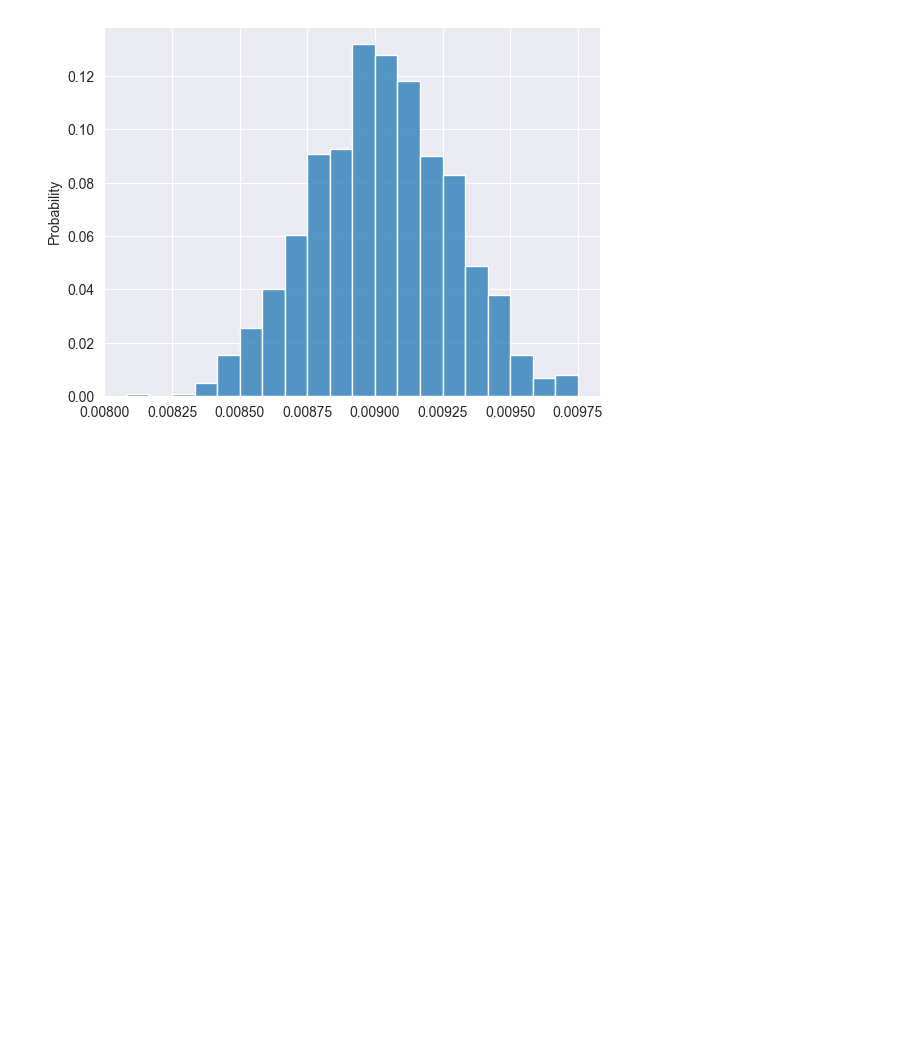
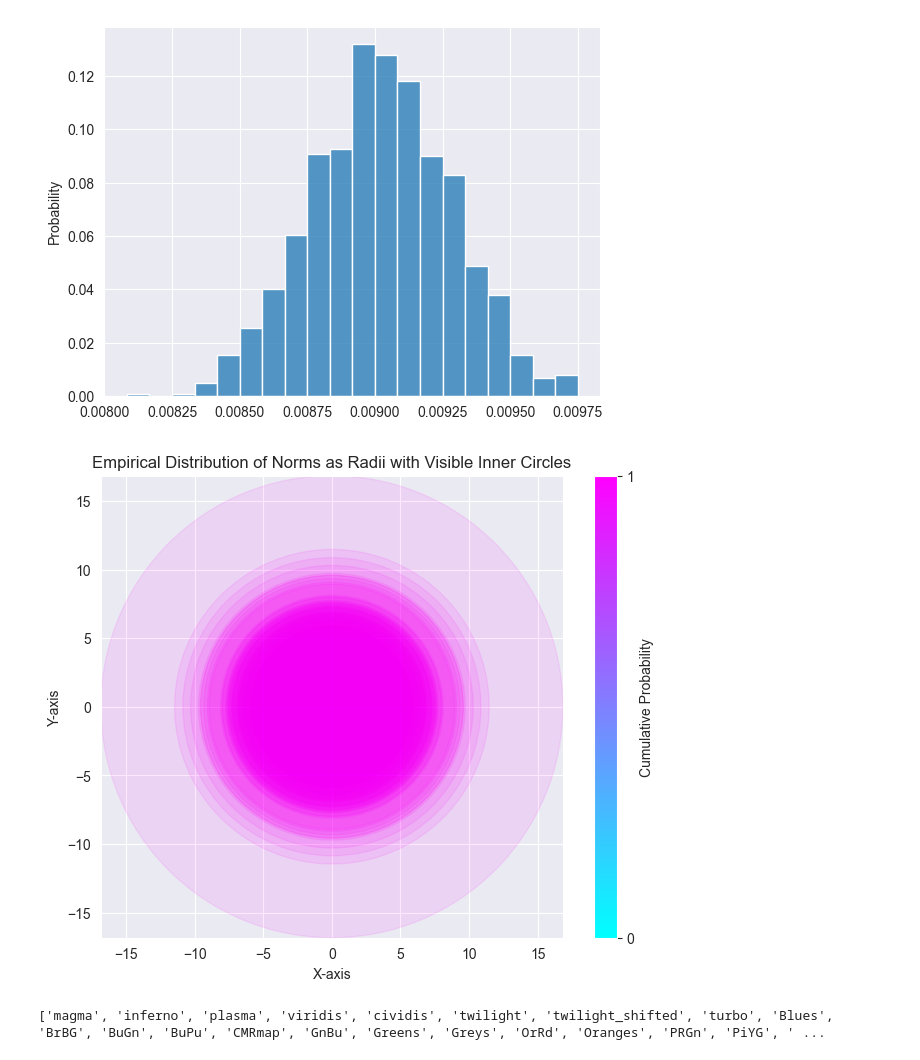
Before and after one commit to BrugerX/taming-transformers, a Jupyter notebook: scripts/InvestigatingNorms.ipynb, the cells around one changed output. Cells and saved outputs as stored; diff of their text form; code cells hidden in the pictures; blank space fills up the shorter version.

```diff
--- a/scripts/InvestigatingNorms.ipynb
+++ b/scripts/InvestigatingNorms.ipynb
@@ -160,3 +217,42 @@ sb.histplot(norms,bins=20,stat="probability")
 # %% [output]
 <Axes: ylabel='Probability'>
 [figure]
+# %%
+# Calculate the cumulative probability for each norm value in the dataframe
+empirical_norms_DF['CumulativeProbability'] = empirical_norms_DF['Norms'].rank(method='max') / len(empirical_norms_DF)
+
+# Plot
+fig, ax = plt.subplots(figsize=(8, 6))  # Create a figure and an axes.
+
+# Plot circles with varying probabilities based on the sorted norms
+# Using a finer color map and transparency for better visualization
+for norm, cum_prob in zip(empirical_norms_DF['Norms'], empirical_norms_DF['CumulativeProbability']):
+    circle = plt.Circle((0, 0), norm, color=plt.cm.cool(cum_prob), alpha=0.09)  # Lower alpha for visibility
+    ax.add_patch(circle)
+
+# Add colorbar for reference
+sm = plt.cm.ScalarMappable(cmap='cool', norm=plt.Normalize(0, 1))
+sm.set_array([])  # Only needed for older Matplotlib versions
+cbar = fig.colorbar(sm, ax=ax, label='Cumulative Probability')
+
+# Ensure that the color for the highest cumulative probability is at the end of the colormap
+cbar.set_ticks([0, 1])
+cbar.set_ticklabels(['0', '1'])
+
+# Set plot limits
+ax.set_xlim(-empirical_norms_DF['Norms'].max(), empirical_norms_DF['Norms'].max())
+ax.set_ylim(-empirical_norms_DF['Norms'].max(), empirical_norms_DF['Norms'].max())
+
+# Label axes and set aspect ratio
+ax.set_xlabel('X-axis')
+ax.set_ylabel('Y-axis')
+ax.set_title('Empirical Distribution of Norms as Radii with Visible Inner Circles')
+ax.set_aspect('equal', adjustable='box')
+
+plt.show()
+# %% [output]
+[figure, added]
+# %%
+print(plt.colormaps())
+# %% [output]
+['magma', 'inferno', 'plasma', 'viridis', 'cividis', 'twilight', 'twilight_shifted', 'turbo', 'Blues', 'BrBG', 'BuGn', 'BuPu', 'CMRmap', 'GnBu', 'Greens', 'Greys', 'OrRd', 'Oranges', 'PRGn', 'PiYG', ' ...
```
Also changed, not shown: parts of 12 cells of this notebook, 6 other files.
